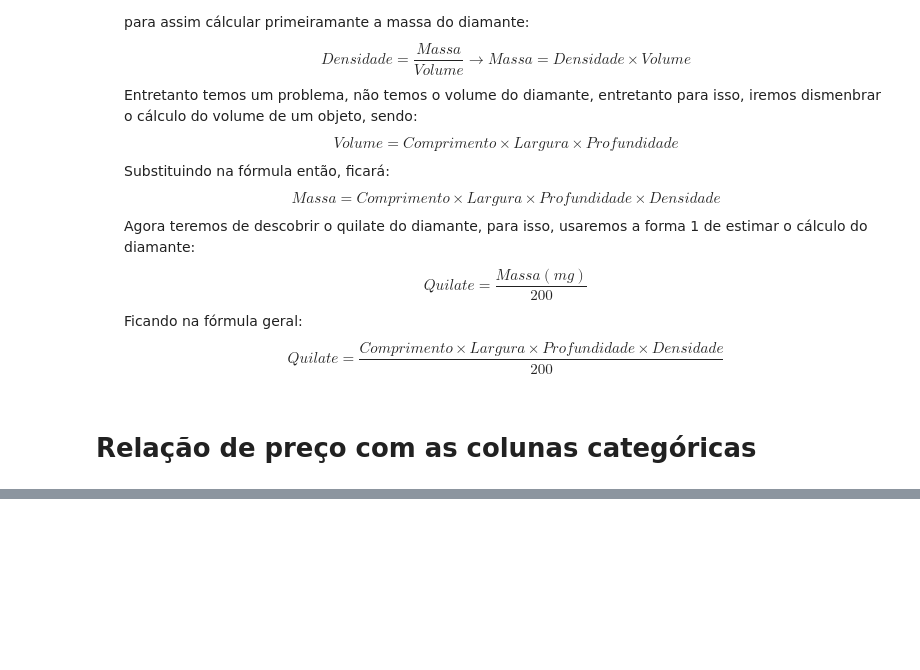
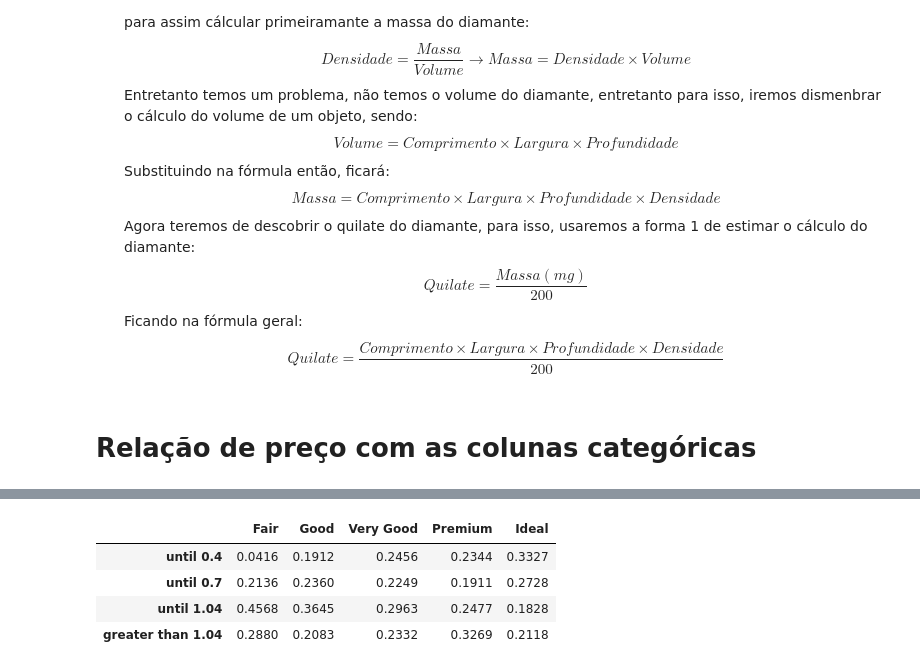
Before and after one commit to ppvyctor/Diamonds-Values, a Jupyter notebook: Trabalho ES.ipynb, the cells around one changed output, grey strips where cells are left out. Drawn from its saved outputs; the diff is of its cells as text; code cells hidden in the pictures; blank space fills up the shorter version.

```diff
--- a/Trabalho ES.ipynb
+++ b/Trabalho ES.ipynb
@@ -342,0 +477,8 @@ plt.show()
+# %%
+cut_carat
+# %% [output]
+|  | Fair | Good | Very Good | Premium | Ideal |
+| until 0.4 | 0.0416 | 0.1912 | 0.2456 | 0.2344 | 0.3327 |
+| until 0.7 | 0.2136 | 0.2360 | 0.2249 | 0.1911 | 0.2728 |
+| until 1.04 | 0.4568 | 0.3645 | 0.2963 | 0.2477 | 0.1828 |
+| greater than 1.04 | 0.2880 | 0.2083 | 0.2332 | 0.3269 | 0.2118 |
```
Also changed, not shown: parts of 6 cells of this notebook.
